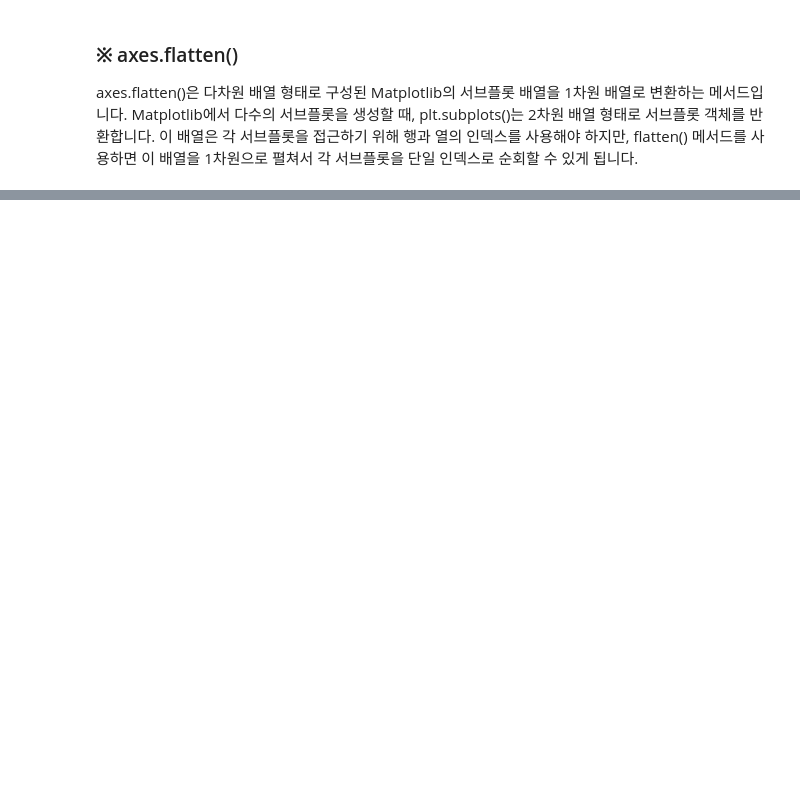
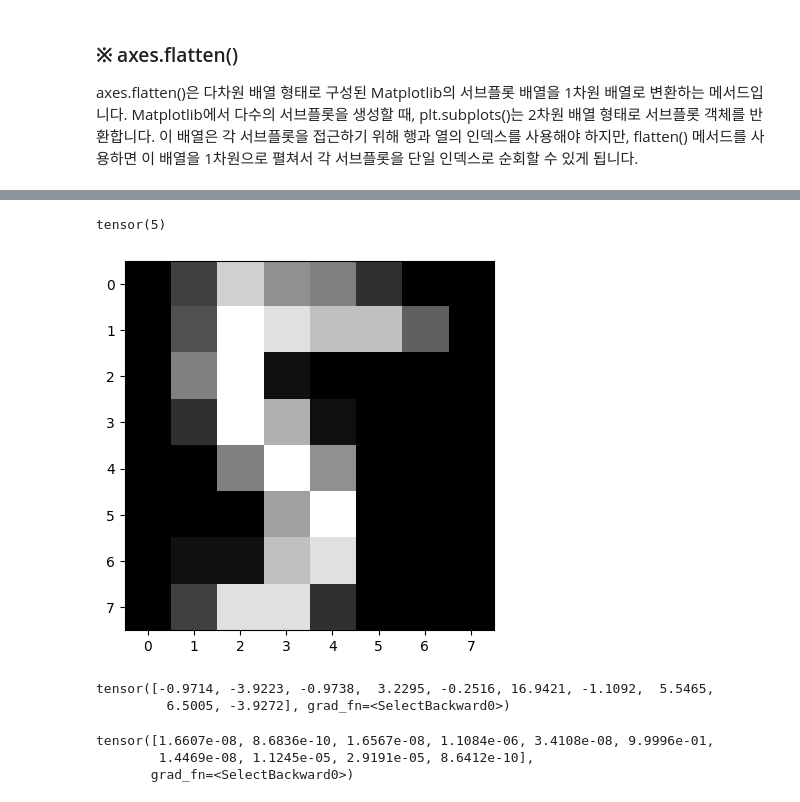
Before and after one commit to JinLeeGG/AI_Project_Preparation, a Jupyter notebook: 4. Deep Learning/4. number handwriting dataset/4_number_handwriting_dataset.ipynb, the cells around one changed output, grey strips where cells are left out. Saved outputs shown, nothing was run; the diff lists cells and outputs as text; code cells hidden in the pictures; blank space fills up the shorter version.

```diff
--- a/4. Deep Learning/4. number handwriting dataset/4_number_handwriting_dataset.ipynb
+++ b/4. Deep Learning/4. number handwriting dataset/4_number_handwriting_dataset.ipynb
@@ -156,0 +157,25 @@ Epoch   50/50 Loss: 0.006670 Accuracy: 100.00%
+# %%
+# 테스트 데이터 중 10번쨰 있는걸 가져온다.
+# 8 * 8 로 바꿔준다.
+# cmap 으로 바꾼뒤 화면에 띄어준다.
+plt.imshow(x_test[10].reshape((8, 8)), cmap='gray')
+print(y_test[10])
+# %% [output]
+tensor(5)
+[figure, added]
+# %%
+# 테스트를 통째로 모델에 넣어준다.
+y_pred = model(x_test)
+y_pred[10] # y test의 10번째는?
+
+# weight의 의한 값들이 쭉 나온다.
+# %% [output]
+tensor([-0.9714, -3.9223, -0.9738,  3.2295, -0.2516, 16.9421, -1.1092,  5.5465,
+         6.5005, -3.9272], grad_fn=<SelectBackward0>)
+# %%
+y_prob = nn.Softmax(1)(y_pred) # 1은 행을 의미하고 0은 열을 의미한다. 따라서 이건 행을 가져온다.
+y_prob[10] # 확율을 가져온다.
+# %% [output]
+tensor([1.6607e-08, 8.6836e-10, 1.6567e-08, 1.1084e-06, 3.4108e-08, 9.9996e-01,
+        1.4469e-08, 1.1245e-05, 2.9191e-05, 8.6412e-10],
+       grad_fn=<SelectBackward0>)
```
Also changed, not shown: parts of 4 cells of this notebook.
